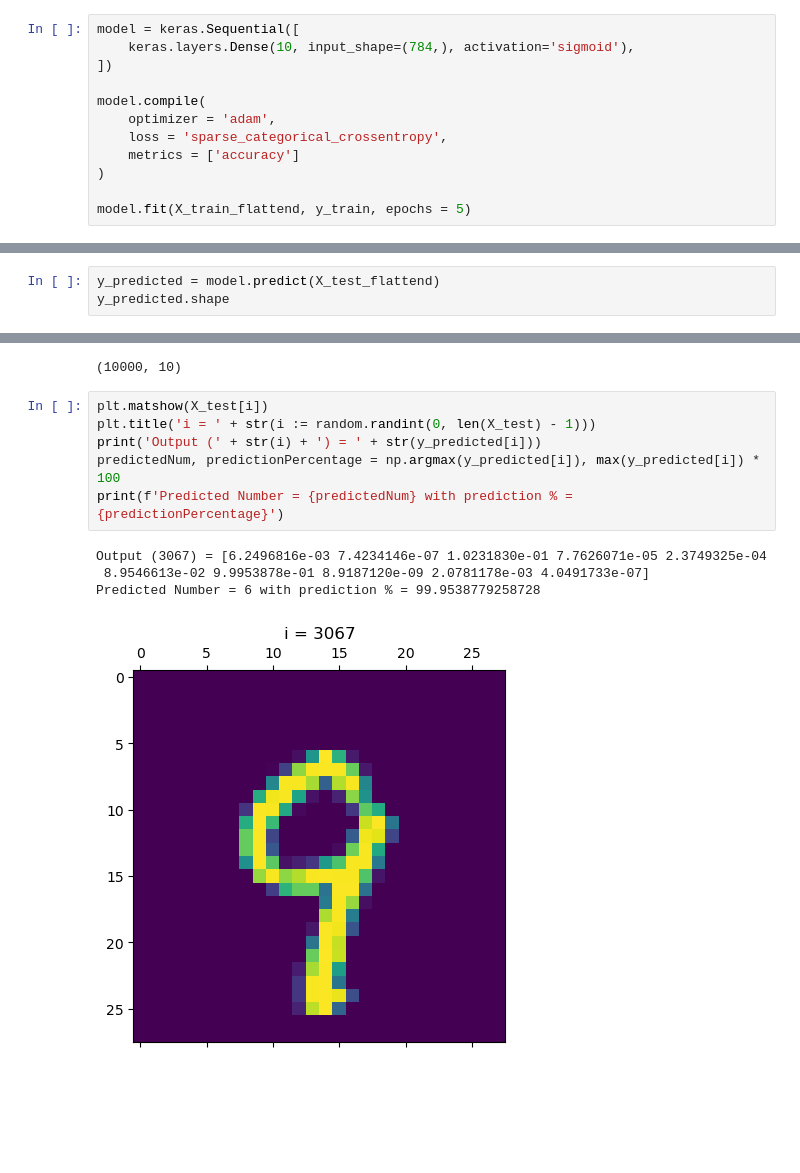
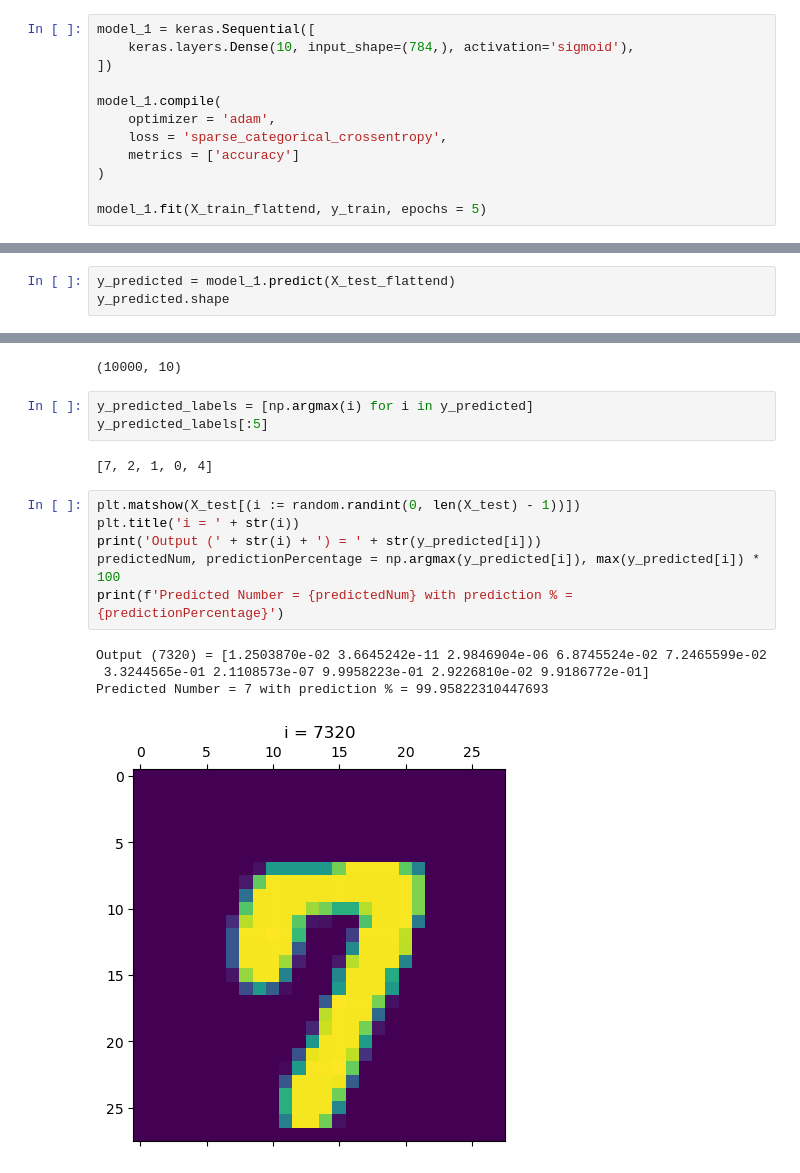
Before and after one commit to build-error/Codebasics_Deep_Learning, a Jupyter notebook: Handwritten_Digit_detection/model.ipynb, the cells around one changed output, grey strips where cells are left out. Saved outputs shown, nothing was run; the diff lists cells and outputs as text; blank space fills up the shorter version.

```diff
--- a/Handwritten_Digit_detection/model.ipynb
+++ b/Handwritten_Digit_detection/model.ipynb
@@ -125,15 +130,15 @@ for a in range(4):
 # %% [markdown]
 <img src="digits_nn.jpg" />
 # %%
-model = keras.Sequential([
+model_1 = keras.Sequential([
     keras.layers.Dense(10, input_shape=(784,), activation='sigmoid'),
 ])
 
-model.compile(
+model_1.compile(
     optimizer = 'adam',
     loss = 'sparse_categorical_crossentropy',
     metrics = ['accuracy']
 )
 
-model.fit(X_train_flattend, y_train, epochs = 5)
+model_1.fit(X_train_flattend, y_train, epochs = 5)
 # %% [output]
@@ -179,17 +161,22 @@ model.evaluate(X_test_flattend, y_test)
 # %%
-y_predicted = model.predict(X_test_flattend)
+y_predicted = model_1.predict(X_test_flattend)
 y_predicted.shape
 # %% [output]
 313/313 [==============================] - 1s 2ms/step
 (10000, 10)
+# %%
+y_predicted_labels = [np.argmax(i) for i in y_predicted]
+y_predicted_labels[:5]
+# %% [output]
+[7, 2, 1, 0, 4]
 # %%
-plt.matshow(X_test[i])
-plt.title('i = ' + str(i := random.randint(0, len(X_test) - 1)))
+plt.matshow(X_test[(i := random.randint(0, len(X_test) - 1))])
+plt.title('i = ' + str(i))
 print('Output (' + str(i) + ') = ' + str(y_predicted[i]))
 predictedNum, predictionPercentage = np.argmax(y_predicted[i]), max(y_predicted[i]) * 100
 print(f'Predicted Number = {predictedNum} with prediction % = {predictionPercentage}')
 # %% [output]
-Output (3067) = [6.2496816e-03 7.4234146e-07 1.0231830e-01 7.7626071e-05 2.3749325e-04
- 8.9546613e-02 9.9953878e-01 8.9187120e-09 2.0781178e-03 4.0491733e-07]
-Predicted Number = 6 with prediction % = 99.9538779258728
+Output (7320) = [1.2503870e-02 3.6645242e-11 2.9846904e-06 6.8745524e-02 7.2465599e-02
+ 3.3244565e-01 2.1108573e-07 9.9958223e-01 2.9226810e-02 9.9186772e-01]
+Predicted Number = 7 with prediction % = 99.95822310447693
-[figure, old version]
+[figure, new version]
```
Also changed, not shown: parts of 17 cells of this notebook, 2 other files.
